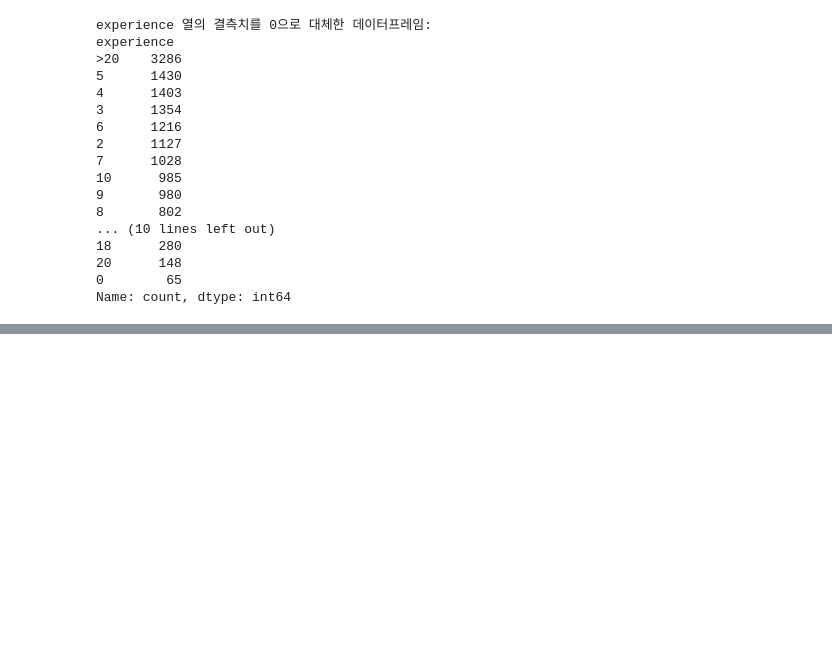
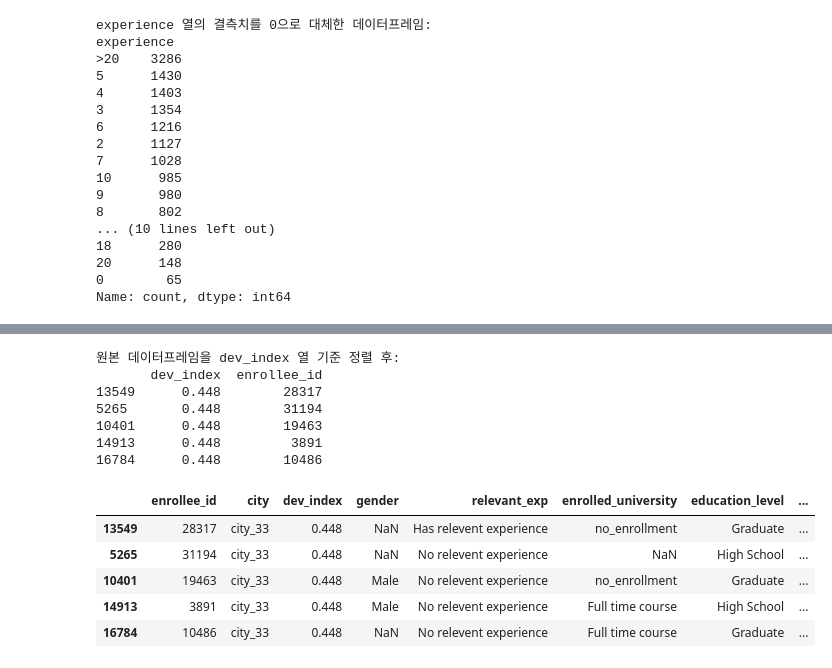
Before and after one commit to rekdms/data-Analysis, a Jupyter notebook: fun-coding/ch6.ipynb, the cells around one changed output, grey strips where cells are left out. Drawn from its saved outputs; the diff is of its cells as text; code cells hidden in the pictures; blank space fills up the shorter version.

```diff
--- a/fun-coding/ch6.ipynb
+++ b/fun-coding/ch6.ipynb
@@ -216,0 +300,5 @@ Name: count, dtype: int64
+# %%
+df['training_level'] = 'Low'
+df.loc[df['training_hours'] >= 40, 'training_level'] = 'High'
+print("새로운 열 추가 후:")
+print(df[['training_hours', 'training_level']].head())
@@ -216,0 +346,19 @@ Name: count, dtype: int64
+# %%
+df.sort_values(by='dev_index', ascending=True, inplace=True)
+print("원본 데이터프레임을 dev_index 열 기준 정렬 후:")
+print(df[['dev_index', 'enrollee_id']].head())
+df.head()
+# %% [output]
+원본 데이터프레임을 dev_index 열 기준 정렬 후:
+       dev_index  enrollee_id
+13549      0.448        28317
+5265       0.448        31194
+10401      0.448        19463
+14913      0.448         3891
+16784      0.448        10486
+|  | enrollee_id | city | dev_index | gender | relevant_exp | enrolled_university | education_level | ... |
+| 13549 | 28317 | city_33 | 0.448 | NaN | Has relevent experience | no_enrollment | Graduate | ... |
+| 5265 | 31194 | city_33 | 0.448 | NaN | No relevent experience | NaN | High School | ... |
+| 10401 | 19463 | city_33 | 0.448 | Male | No relevent experience | no_enrollment | Graduate | ... |
+| 14913 | 3891 | city_33 | 0.448 | Male | No relevent experience | Full time course | High School | ... |
+| 16784 | 10486 | city_33 | 0.448 | NaN | No relevent experience | Full time course | Graduate | ... |
```
Also changed, not shown: parts of 26 cells of this notebook, 1 other file.
